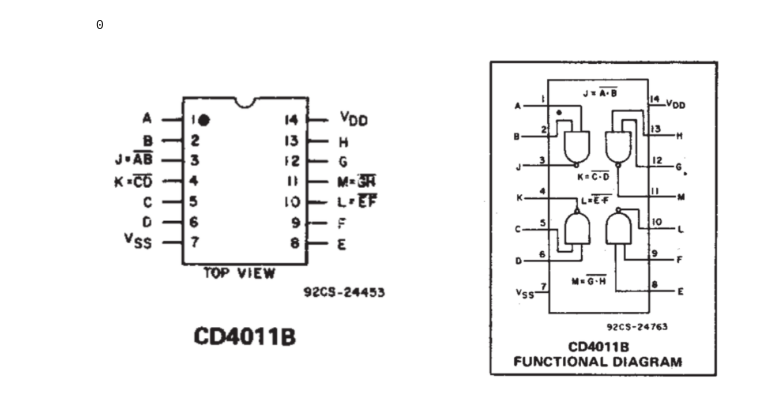
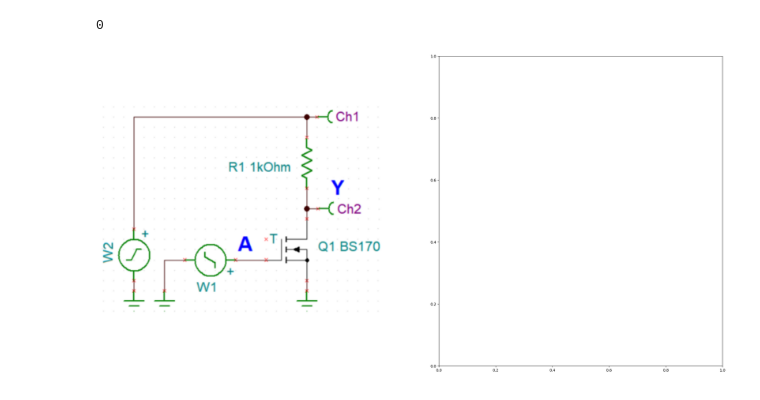
Before and after one commit to moncapiten/S08, a Jupyter notebook: ColSci_log_S08.ipynb, the cells around one changed output. Drawn from its saved outputs; the diff is of its cells as text; code cells hidden in the pictures.

```diff
--- a/ColSci_log_S08.ipynb
+++ b/ColSci_log_S08.ipynb
@@ -34,58 +98,8 @@ Alimentando a $V_{DD} = 5V$ ci aspettiamo che $Q_1$ conduca molto e cortocircuit
-# %%
-import fitz  # PyMuPDF
-from PIL import Image
-import matplotlib.pyplot as plt
-
-# Function to convert a PDF page to an image
-def pdf_page_to_image(pdf_path, page_num=0):
-    pdf_document = fitz.open(pdf_path)
-    page = pdf_document.load_page(page_num)  # Load the specified page
-    pix = page.get_pixmap()  # Convert page to image
-    img = Image.frombytes("RGB", [pix.width, pix.height], pix.samples)
-    return img
-
-# Function to display two PDF pages side by side
-def display_pdfs_side_by_side(rows, cols, pdfList):
-    # Convert all PDF pages to images
-    imgList = []
-    for pdf in pdfList:
-        imgList.append(pdf_page_to_image(pdf))
-
-    # Create a new figure for nxm subplots (n row, m columns)
-    if cols == 1 and rows == 1:
-        #img = pdf_page_to_image(pdf_path)
-        plt.imshow(imgList[0])
-        plt.axis('off')
-        plt.show()
-        return
-
-    fig, axes = plt.subplots(rows, cols, figsize=(30, 15), squeeze=False)
-
-    # Display the various images
-
-    for i in range(rows):
-        print(i)
-        if cols == 1:
-            try:
-                axes[i].imshow(imgList[i])
-                axes[i].axis('off')
-            except:
-                pass
-        else:
-            for j in range(cols):
-                try:
-                    axes[i][j].imshow(imgList[i*cols+j])
-                    axes[i][j].axis('off')
-                except:
-                    pass
-    plt.show()
-
-
-# Provide the paths to your two PDFs
-pdfList = ['Media/piedini_belli.png]
-rows = 1
-cols = 2
-display_pdfs_side_by_side(rows, cols, pdfList)
-# %% [output]
-0
-[figure, removed]
+# %%
+pdfList = ['Media/porta_NOT.png']
+rows = 1
+cols = 2
+display_pdfs_side_by_side(rows, cols, pdfList)
+# %% [output]
+0
+[figure, added]
```
Also changed, not shown: parts of 11 cells of this notebook, 6 other files.
